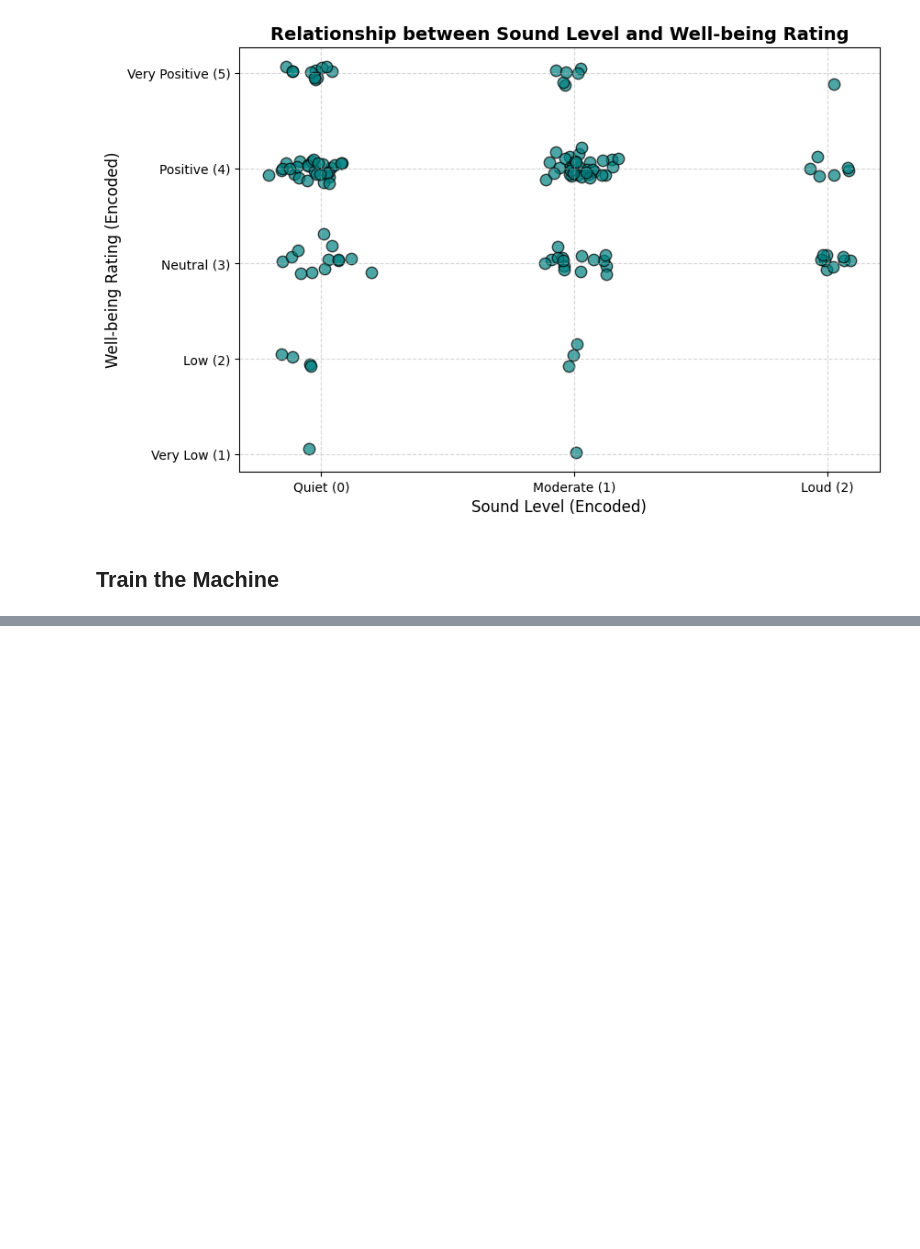
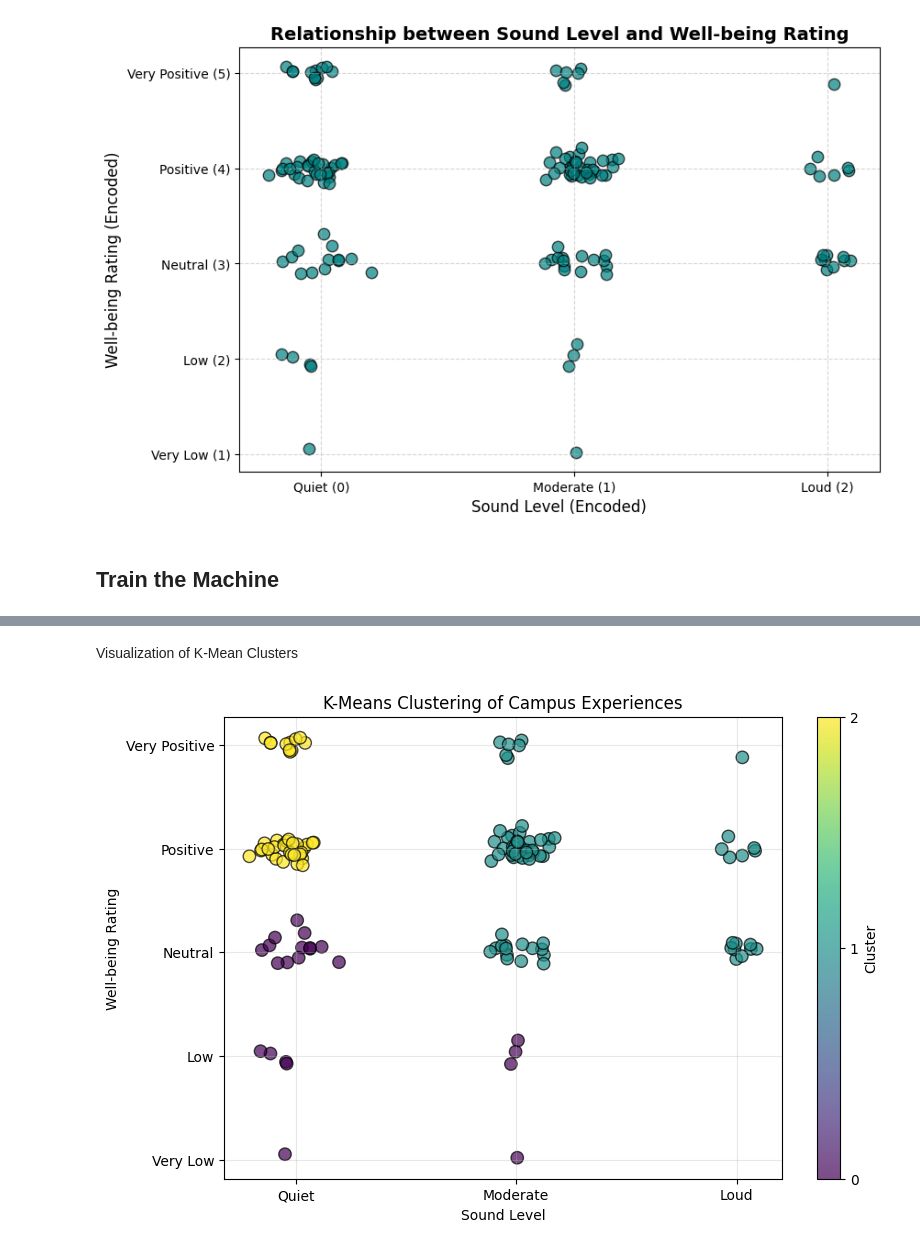
Before and after one commit to deira-v/MachineLearningwPython, a Jupyter notebook: CampusDataProject.ipynb, the cells around one changed output, grey strips where cells are left out. Saved outputs shown, nothing was run; the diff lists cells and outputs as text; code cells hidden in the pictures; blank space fills up the shorter version.

```diff
--- a/CampusDataProject.ipynb
+++ b/CampusDataProject.ipynb
@@ -324,3 +324,18 @@ plt.show()
 [figure]
 # %% [markdown]
 ## **Train the Machine**
+# %%
+from sklearn.cluster import KMeans
+
+# Create the K-Means model
+kmeans = KMeans(n_clusters=3, random_state=42, n_init=10)
+
+# Train the model and assign clusters
+clusters = kmeans.fit_predict(df_scaled)
+
+# Add cluster labels to the encoded DataFrame
+df_encoded['Cluster'] = clusters
+
+print("K-Means clustering completed successfully!")
+
+display(df_encoded.head())
@@ -326,0 +350,40 @@ plt.show()
+# %% [markdown]
+Visualization of K-Mean Clusters
+# %%
+import matplotlib.pyplot as plt
+import numpy as np
+
+# Add jitter to make overlapping points visible
+np.random.seed(42)
+
+jitter_x = np.random.normal(0, 0.08, len(df_encoded))
+jitter_y = np.random.normal(0, 0.08, len(df_encoded))
+
+plt.figure(figsize=(9, 6))
+
+plt.scatter(
+    df_encoded['sound_level_encoded'] + jitter_x,
+    df_encoded['wellbeing_encoded'] + jitter_y,
+    c=df_encoded['Cluster'],
+    cmap='viridis',
+    alpha=0.7,
+    s=80,
+    edgecolors='black'
+)
+
+plt.title('K-Means Clustering of Campus Experiences')
+plt.xlabel('Sound Level')
+plt.ylabel('Well-being Rating')
+
+plt.xticks([0, 1, 2], ['Quiet', 'Moderate', 'Loud'])
+
+plt.yticks(
+    [1, 2, 3, 4, 5],
+    ['Very Low', 'Low', 'Neutral', 'Positive', 'Very Positive']
+)
+
+plt.colorbar(ticks=[0, 1, 2], label='Cluster')
+plt.grid(alpha=0.3)
+plt.show()
+# %% [output]
+[figure, added]
```
Also changed, not shown: parts of 3 cells of this notebook.
